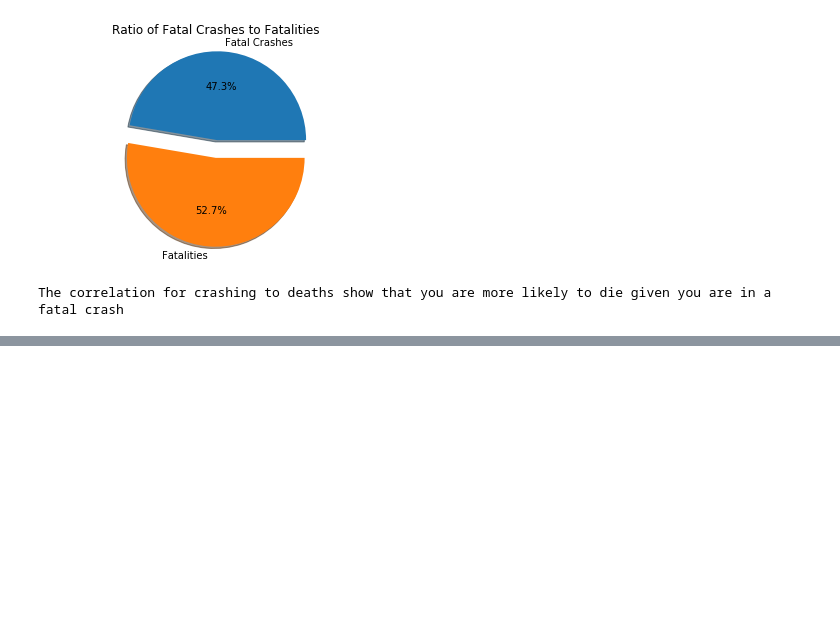
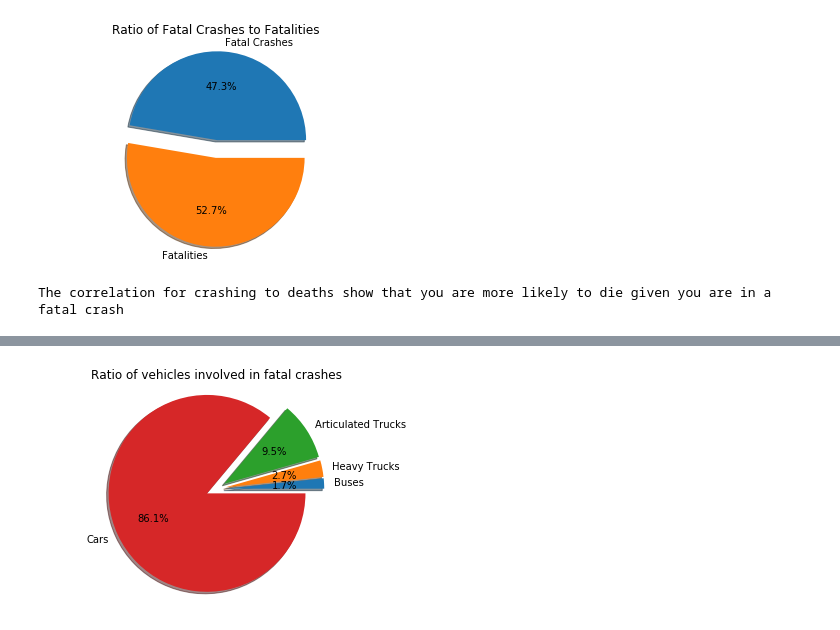
Before and after one commit to VoLKyyyOG/Australian-Road-Deaths-Database-Visualization, a Jupyter notebook: ARDD analysis.ipynb, the cells around one changed output, grey strips where cells are left out. Saved outputs shown, nothing was run; the diff lists cells and outputs as text; code cells hidden in the pictures; blank space fills up the shorter version.

```diff
--- a/ARDD analysis.ipynb
+++ b/ARDD analysis.ipynb
@@ -185,0 +186,19 @@ print(' December shows the most number of fatal crashes which is likely caused d
+# %%
+# Types of vehicles that were involved in fatal crashes
+vehicles = {'Buses': fatal_crashes.loc[fatal_crashes.Bus_Involvement == 'Yes'].size,
+            'Heavy Trucks': fatal_crashes.loc[fatal_crashes.Heavy_Rigid_Truck_Involvement == 'Yes'].size,
+            'Articulated Trucks': fatal_crashes.loc[fatal_crashes.Articulated_Truck_Involvement == 'Yes'].size}
+vehicles['Cars'] = int(fatal_crashes.size - vehicles['Buses'] - vehicles['Heavy Trucks'] - vehicles['Articulated Trucks'])
+# %%
+# Pie chart representing the ratio of vehicles involved in fatal crashes
+plt.clf()
+
+plt.pie(vehicles.values(), labels = vehicles.keys(),
+        explode = (0.1, 0.1, 0.1, 0.1), shadow = True, autopct='%1.1f%%')
+
+plt.title('Ratio of vehicles involved in fatal crashes')
+plt.axis('equal')
+
+plt.show()
+# %% [output]
+[figure, added]
```
Also changed, not shown: parts of 4 cells of this notebook.
